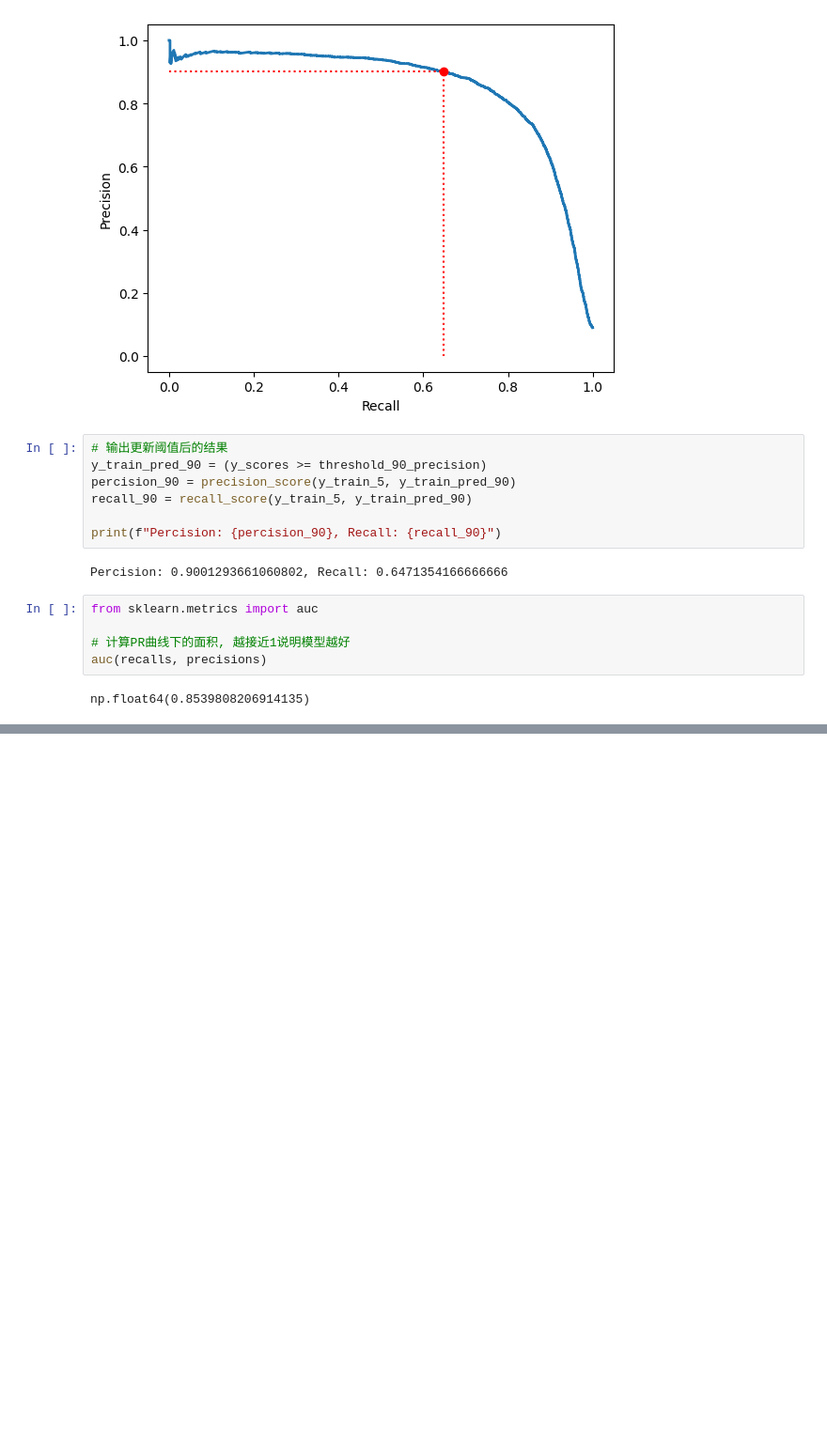
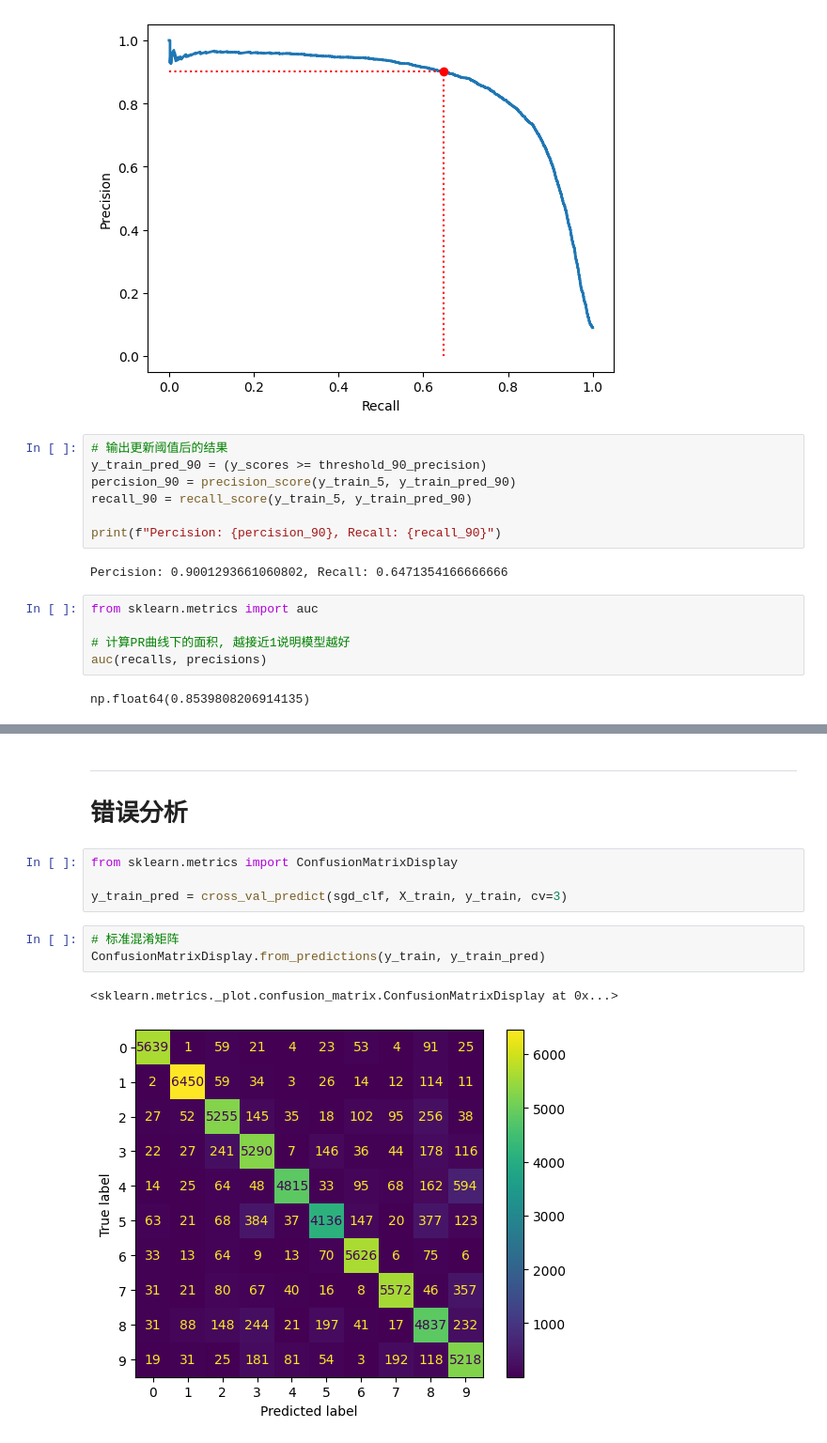
Before and after one commit to astro-zhurui/AstroNotes, a Jupyter notebook: 05_Scikit-Learn/book2_机器学习实战/chapter3_分类.ipynb, the cells around one changed output, grey strips where cells are left out. Shown at 94% size. Drawn from its saved outputs; the diff is of its cells as text; blank space fills up the shorter version.

```diff
--- a/05_Scikit-Learn/book2_机器学习实战/chapter3_分类.ipynb
+++ b/05_Scikit-Learn/book2_机器学习实战/chapter3_分类.ipynb
@@ -249,0 +376,13 @@ np.float64(0.8539808206914135)
+# %% [markdown]
+---
+# 错误分析
+# %%
+from sklearn.metrics import ConfusionMatrixDisplay
+
+y_train_pred = cross_val_predict(sgd_clf, X_train, y_train, cv=3)
+# %%
+# 标准混淆矩阵
+ConfusionMatrixDisplay.from_predictions(y_train, y_train_pred)
+# %% [output]
+<sklearn.metrics._plot.confusion_matrix.ConfusionMatrixDisplay at 0x...>
+[figure, added]
```
Also changed, not shown: parts of 21 cells of this notebook.
